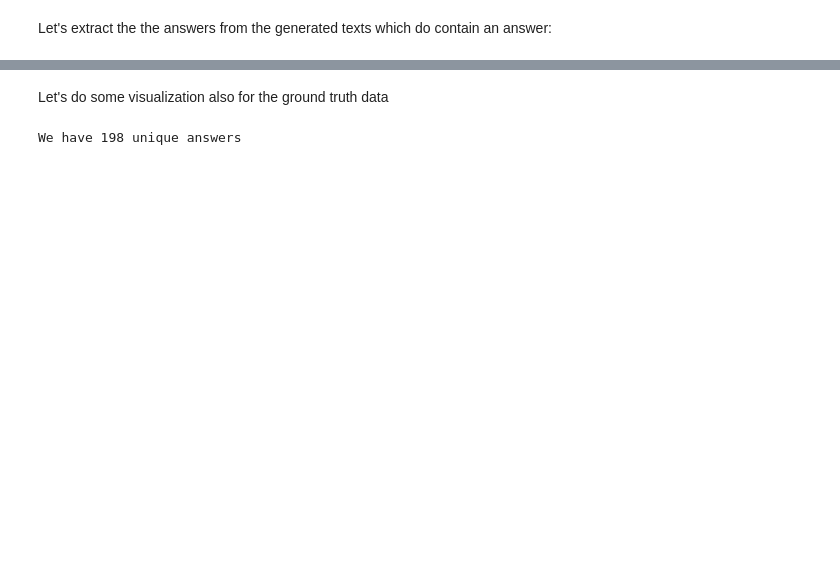
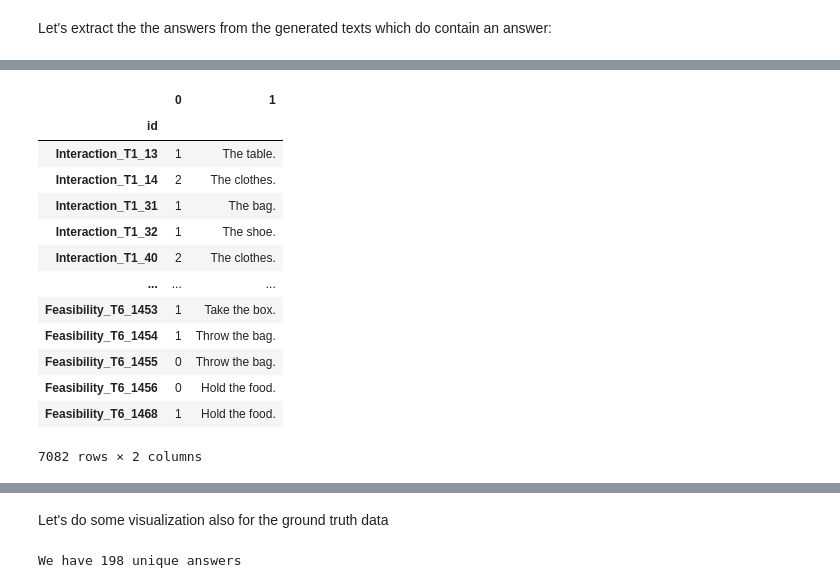
Before and after one commit to FabioLusha/video-neurosymbolic, a Jupyter notebook: star_code/src/todo_resp_analysis4.ipynb, the cells around one changed output, grey strips where cells are left out. Saved outputs shown, nothing was run; the diff lists cells and outputs as text; code cells hidden in the pictures; blank space fills up the shorter version.

```diff
--- a/star_code/src/todo_resp_analysis4.ipynb
+++ b/star_code/src/todo_resp_analysis4.ipynb
@@ -274,0 +300,17 @@ Name: 0, Length: 5638, dtype: string
+# %%
+predictions_df.loc[contains_answer]['answer'].str.extract(ans_regex_pattern)
+# %% [output]
+|  | 0 | 1 |
+| id |  |  |
+| Interaction_T1_13 | 1 | The table. |
+| Interaction_T1_14 | 2 | The clothes. |
+| Interaction_T1_31 | 1 | The bag. |
+| Interaction_T1_32 | 1 | The shoe. |
+| Interaction_T1_40 | 2 | The clothes. |
+| ... | ... | ... |
+| Feasibility_T6_1453 | 1 | Take the box. |
+| Feasibility_T6_1454 | 1 | Throw the bag. |
+| Feasibility_T6_1455 | 0 | Throw the bag. |
+| Feasibility_T6_1456 | 0 | Hold the food. |
+| Feasibility_T6_1468 | 1 | Hold the food. |
+7082 rows × 2 columns
```
Also changed, not shown: parts of 56 cells of this notebook.
